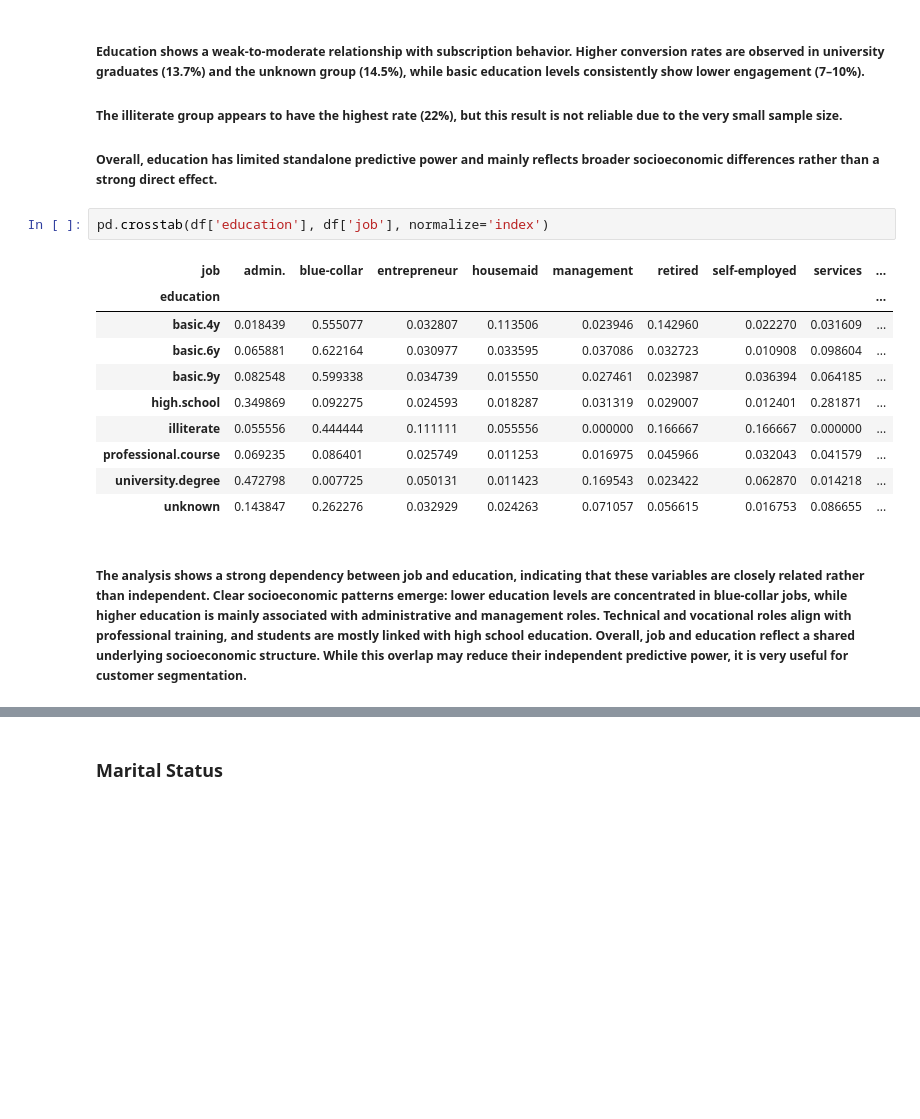
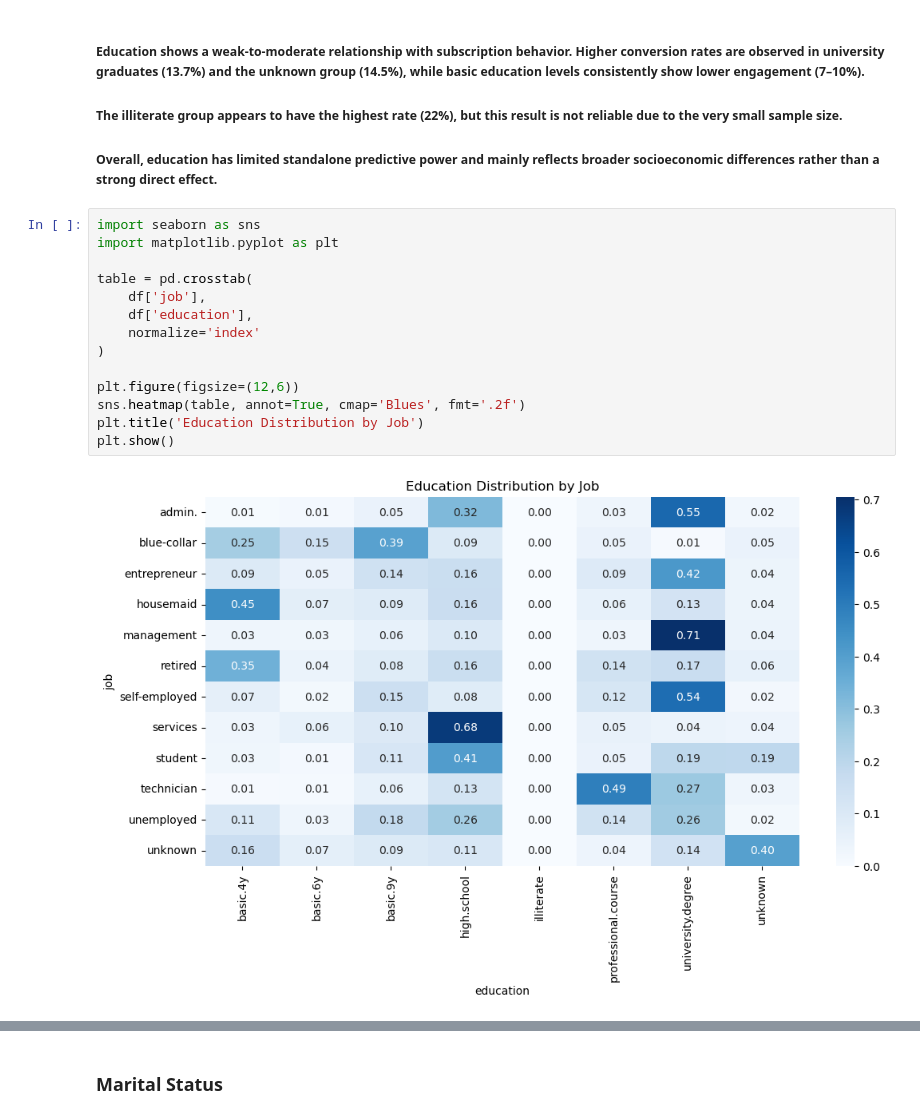
Before and after one commit to artooza/git-practice, a Jupyter notebook: Analytics.ipynb, the cells around one changed output, grey strips where cells are left out. Cells and saved outputs as stored; diff of their text form; blank space fills up the shorter version.

```diff
--- a/Analytics.ipynb
+++ b/Analytics.ipynb
@@ -243,18 +213,19 @@ plt.show()
 ##### Education shows a weak-to-moderate relationship with subscription behavior. Higher conversion rates are observed in university graduates (13.7%) and the unknown group (14.5%), while basic education levels consistently show lower engagement (7–10%).
 ##### The illiterate group appears to have the highest rate (22%), but this result is not reliable due to the very small sample size.
 ##### Overall, education has limited standalone predictive power and mainly reflects broader socioeconomic differences rather than a strong direct effect.
-# %%
-pd.crosstab(df['education'], df['job'], normalize='index')
-# %% [output]
-| job | admin. | blue-collar | entrepreneur | housemaid | management | retired | self-employed | services | ... |
-| education |  |  |  |  |  |  |  |  | ... |
-| basic.4y | 0.018439 | 0.555077 | 0.032807 | 0.113506 | 0.023946 | 0.142960 | 0.022270 | 0.031609 | ... |
-| basic.6y | 0.065881 | 0.622164 | 0.030977 | 0.033595 | 0.037086 | 0.032723 | 0.010908 | 0.098604 | ... |
-| basic.9y | 0.082548 | 0.599338 | 0.034739 | 0.015550 | 0.027461 | 0.023987 | 0.036394 | 0.064185 | ... |
-| high.school | 0.349869 | 0.092275 | 0.024593 | 0.018287 | 0.031319 | 0.029007 | 0.012401 | 0.281871 | ... |
-| illiterate | 0.055556 | 0.444444 | 0.111111 | 0.055556 | 0.000000 | 0.166667 | 0.166667 | 0.000000 | ... |
-| professional.course | 0.069235 | 0.086401 | 0.025749 | 0.011253 | 0.016975 | 0.045966 | 0.032043 | 0.041579 | ... |
-| university.degree | 0.472798 | 0.007725 | 0.050131 | 0.011423 | 0.169543 | 0.023422 | 0.062870 | 0.014218 | ... |
-| unknown | 0.143847 | 0.262276 | 0.032929 | 0.024263 | 0.071057 | 0.056615 | 0.016753 | 0.086655 | ... |
-# %% [markdown]
-##### The analysis shows a strong dependency between job and education, indicating that these variables are closely related rather than independent. Clear socioeconomic patterns emerge: lower education levels are concentrated in blue-collar jobs, while higher education is mainly associated with administrative and management roles. Technical and vocational roles align with professional training, and students are mostly linked with high school education. Overall, job and education reflect a shared underlying socioeconomic structure. While this overlap may reduce their independent predictive power, it is very useful for customer segmentation.
+# %%
+import seaborn as sns
+import matplotlib.pyplot as plt
+
+table = pd.crosstab(
+    df['job'],
+    df['education'],
+    normalize='index'
+)
+
+plt.figure(figsize=(12,6))
+sns.heatmap(table, annot=True, cmap='Blues', fmt='.2f')
+plt.title('Education Distribution by Job')
+plt.show()
+# %% [output]
+[figure, added]
```
Also changed, not shown: parts of 62 cells of this notebook.
